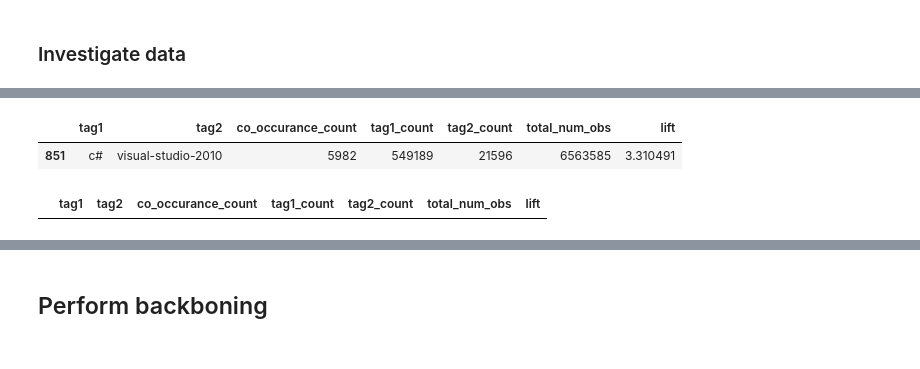
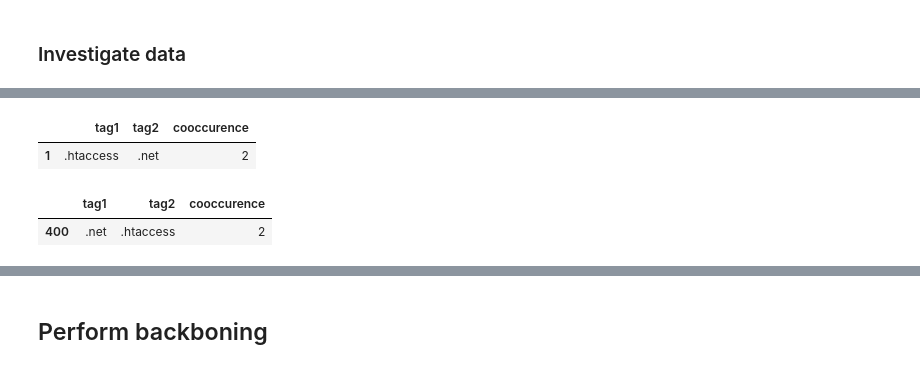
Before and after one commit to QuantomOle/The-Technology-Space-and-Digital-Development, a Jupyter notebook: code_alexandra/Network_stackoverflow-from_raw_data.ipynb, the cells around one changed output, grey strips where cells are left out. Saved outputs shown, nothing was run; the diff lists cells and outputs as text; code cells hidden in the pictures.

```diff
--- a/code_alexandra/Network_stackoverflow-from_raw_data.ipynb
+++ b/code_alexandra/Network_stackoverflow-from_raw_data.ipynb
@@ -23,0 +76,3 @@ for num, frame in enumerate(frames):
+# %%
+coocc = np.dot(sm.T, sm)
+coocc
@@ -23,0 +82,5 @@ for num, frame in enumerate(frames):
+# %%
+coocc = pd.DataFrame.sparse.from_spmatrix(coocc, index=colnames, columns=colnames)
+coocc = coocc.sparse.to_dense()
+np.fill_diagonal(coocc.values, 0)
+coocc.head()
@@ -24,5 +95,2 @@ for num, frame in enumerate(frames):
 # %%
-tag_df_asint = df.astype(int)
-coocc = tag_df_asint.T.dot(tag_df_asint)
-np.fill_diagonal(coocc.values, 0)
-coocc.head()
+#tag_df_asint = df.astype(int)
@@ -38,6 +110,6 @@ for tag1, tag_dic in coocc_dic.items():
     tag1_ls.append(tag1)
     frames.append(pd.DataFrame.from_dict(tag_dic, orient='index'))
 
-coocc_table = pd.concat(frames, keys=tag1_ls)
-coocc_table = coocc_table.reset_index().rename(columns = {"level_0" : "tag1", "level_1" : "tag2", 0: "cooccurence"})
+network_df = pd.concat(frames, keys=tag1_ls)
+network_df = network_df.reset_index().rename(columns = {"level_0" : "tag1", "level_1" : "tag2", 0: "cooccurence"})
 # %%
@@ -56,9 +126,10 @@ coocc_table.head()
 # %%
-coocc_table[(coocc_table["tag1"] == "c#") & (coocc_table["tag2"] == "visual-studio-2010")]
+network_df[(network_df["tag1"] == ".htaccess") & (network_df["tag2"] == ".net")]
 # %% [output]
-|  | tag1 | tag2 | co_occurance_count | tag1_count | tag2_count | total_num_obs | lift |
-| 851 | c# | visual-studio-2010 | 5982 | 549189 | 21596 | 6563585 | 3.310491 |
+|  | tag1 | tag2 | cooccurence |
+| 1 | .htaccess | .net | 2 |
 # %%
-coocc_table[(coocc_table["tag2"] == "c#") & (coocc_table["tag1"] == "visual-studio-2010")] # Network is undirected, but edge is not present in both directions => problem for backboning algorithm
+network_df[(network_df["tag2"] == ".htaccess") & (network_df["tag1"] == ".net")] # Network is undirected, edge present in both directions
 # %% [output]
-|  | tag1 | tag2 | co_occurance_count | tag1_count | tag2_count | total_num_obs | lift |
+|  | tag1 | tag2 | cooccurence |
+| 400 | .net | .htaccess | 2 |
```
Also changed, not shown: parts of 58 cells of this notebook, 4 other files.
